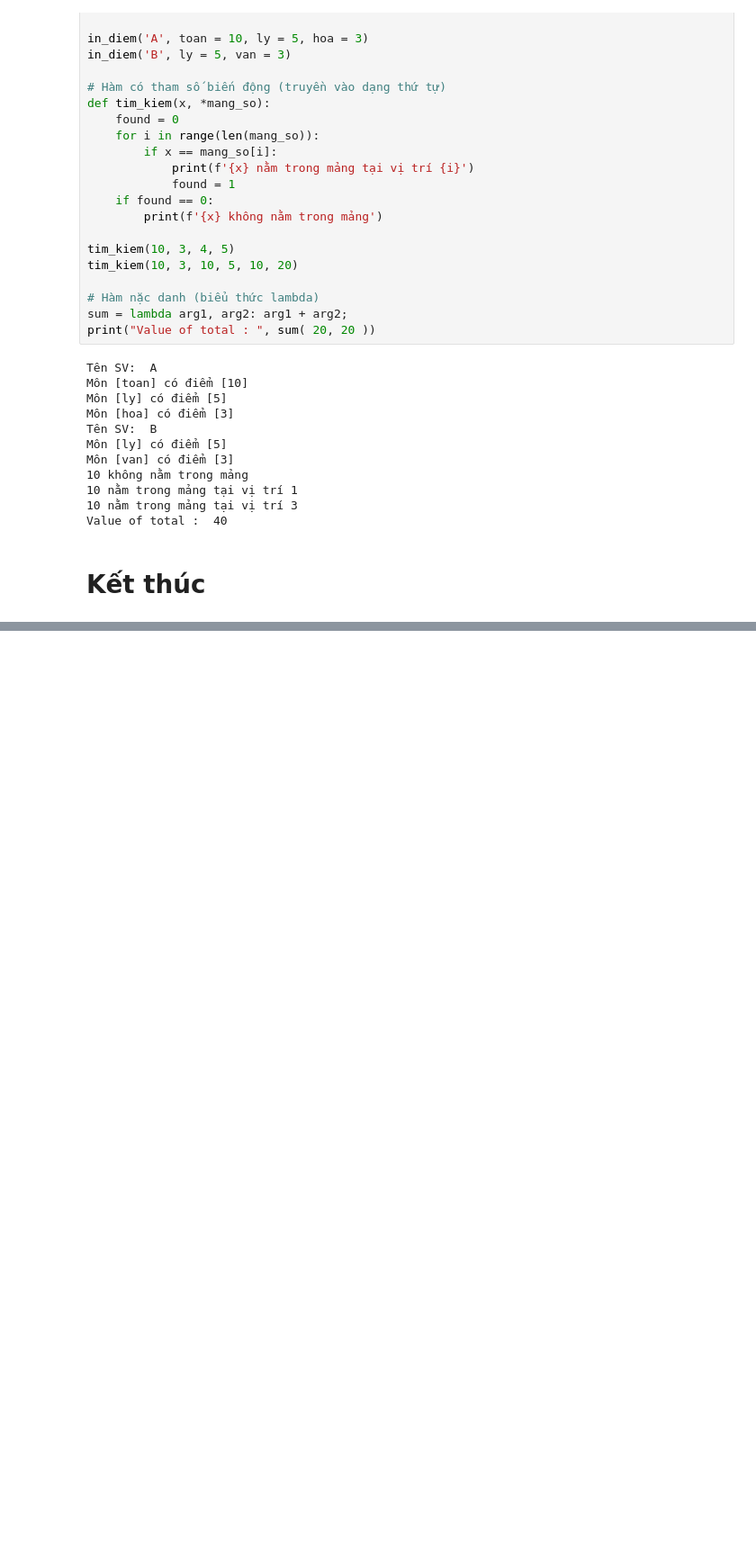
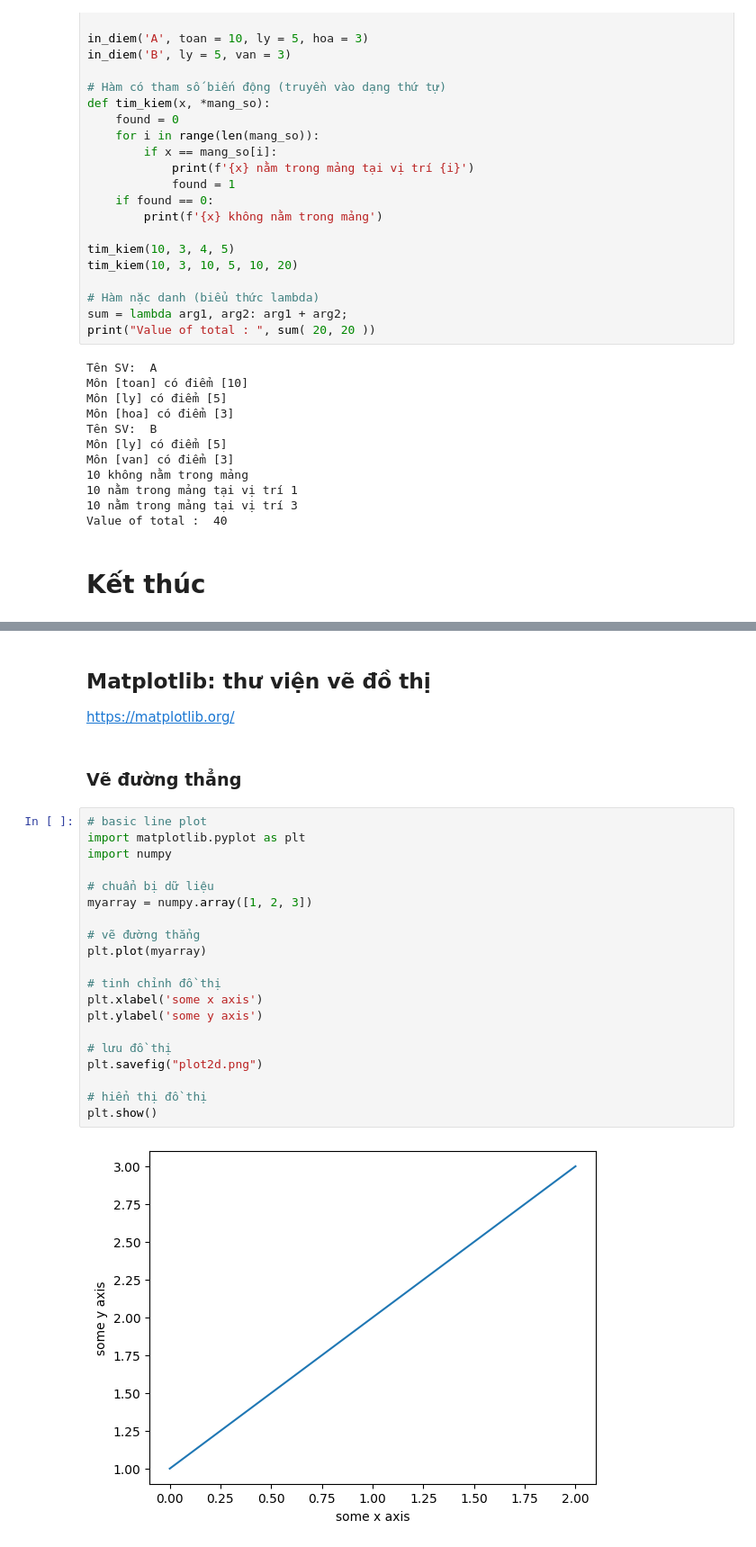
Before and after one commit to ainguyen05/ainguyen05.github.io, a Jupyter notebook: [BT] 02 BaitaplaptrinhPython.ipynb, the cells around one changed output, grey strips where cells are left out. Shown at 90% size. Saved outputs shown, nothing was run; the diff lists cells and outputs as text; blank space fills up the shorter version.

```diff
--- a/[BT] 02 BaitaplaptrinhPython.ipynb
+++ b/[BT] 02 BaitaplaptrinhPython.ipynb
@@ -651,0 +1202,28 @@ Value of total :  40
+# %% [markdown]
+## Matplotlib: thư viện vẽ đồ thị
+
+https://matplotlib.org/
+# %% [markdown]
+### Vẽ đường thẳng
+# %%
+# basic line plot
+import matplotlib.pyplot as plt
+import numpy
+
+# chuẩn bị dữ liệu
+myarray = numpy.array([1, 2, 3])
+
+# vẽ đường thẳng
+plt.plot(myarray)
+
+# tinh chỉnh đồ thị
+plt.xlabel('some x axis')
+plt.ylabel('some y axis')
+
+# lưu đồ thị
+plt.savefig("plot2d.png")
+
+# hiển thị đồ thị
+plt.show()
+# %% [output]
+[figure, added]
```
Also changed, not shown: parts of 59 cells of this notebook, 2 other files.
